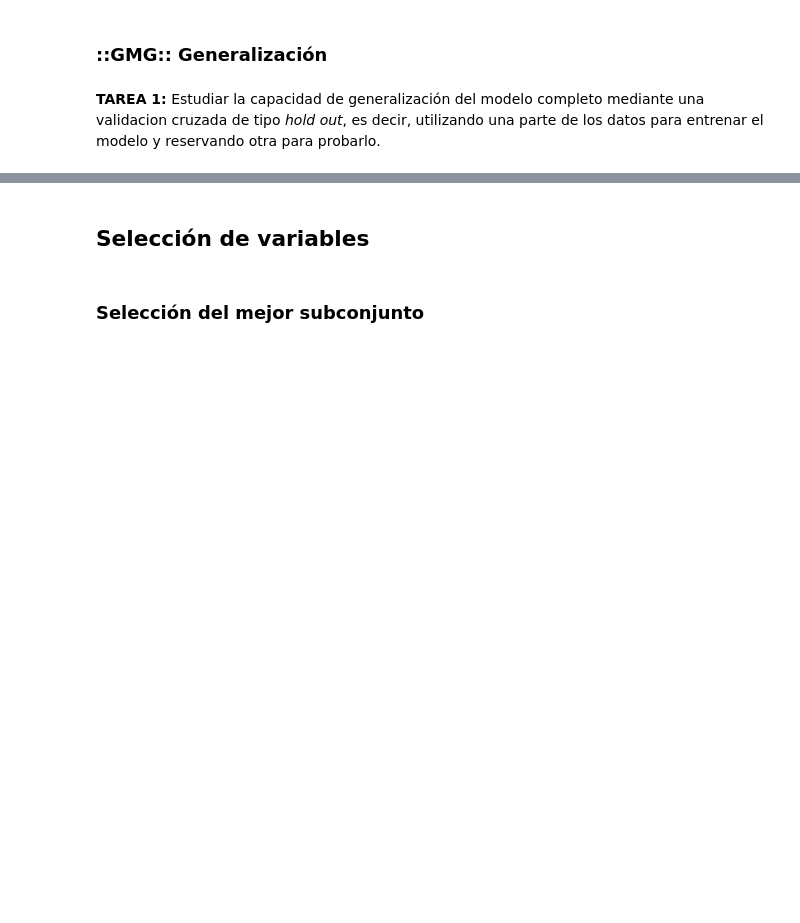
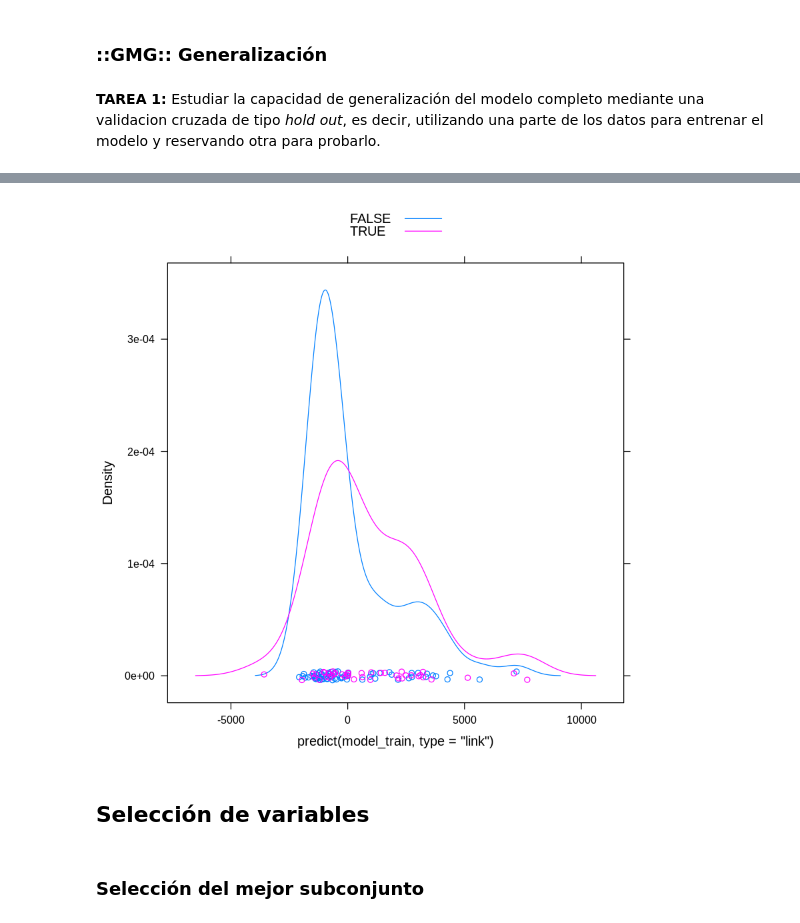
Before and after one commit to yerartdev/uc-m1965-stats, a Jupyter notebook: p19/m1965-stats-ii-practica-seleccion-variables-regularizacion.ipynb, the cells around one changed output, grey strips where cells are left out. Drawn from its saved outputs; the diff is of its cells as text; code cells hidden in the pictures; blank space fills up the shorter version.

```diff
--- a/p19/m1965-stats-ii-practica-seleccion-variables-regularizacion.ipynb
+++ b/p19/m1965-stats-ii-practica-seleccion-variables-regularizacion.ipynb
@@ -377,7 +377,8 @@ roc.plot(df$diagnosis,pred,
 **TAREA 1:** Estudiar la capacidad de generalización del modelo completo mediante una validacion cruzada de tipo _hold out_, es decir, utilizando una parte de los datos para entrenar el modelo y reservando otra para probarlo.
 # %%
 #::GMG::Dividimos los datos en dos mitades de forma aleatoria (hold-out simple)
-ind_train <- sample(x = 1:nrow(df), size = round(nrow(df)*0.5), replace = FALSE)
+set.seed(123)
+ind_train <- sample(x = 1:nrow(df), size = round(nrow(df)*0.8), replace = FALSE)
 ind_test <- setdiff(1:nrow(df),ind_train)
 df_test <- df[ind_test,]
 df_train <- df[ind_train,]
@@ -421,0 +401,8 @@ pred_test <- predict(model_train, df_test[-1], type = 'response')
+# %%
+#::GMG::Entrenamos de nuevo con train y ponemos un parámetro de control para
+#       aumentar las iteraciones
+#::nota::ahora estamos en la misma situación que en el apartado anterior sin hold-out
+model_train <- glm(formula = diagnosis ~ .,
+                   data = df_train,
+                   family = "binomial",
+                   control = list(maxit = 50))
@@ -422,3 +433,8 @@ pred_test <- predict(model_train, df_test[-1], type = 'response')
+# %%
+densityplot(predict(model_train,type='link'),
+            groups=df_test$diagnosis != 0, auto.key=T)
+# %% [output]
+[figure, added]
 # %% [markdown]
 ## Selección de variables
 # %% [markdown]
```
Also changed, not shown: parts of 10 cells of this notebook.
